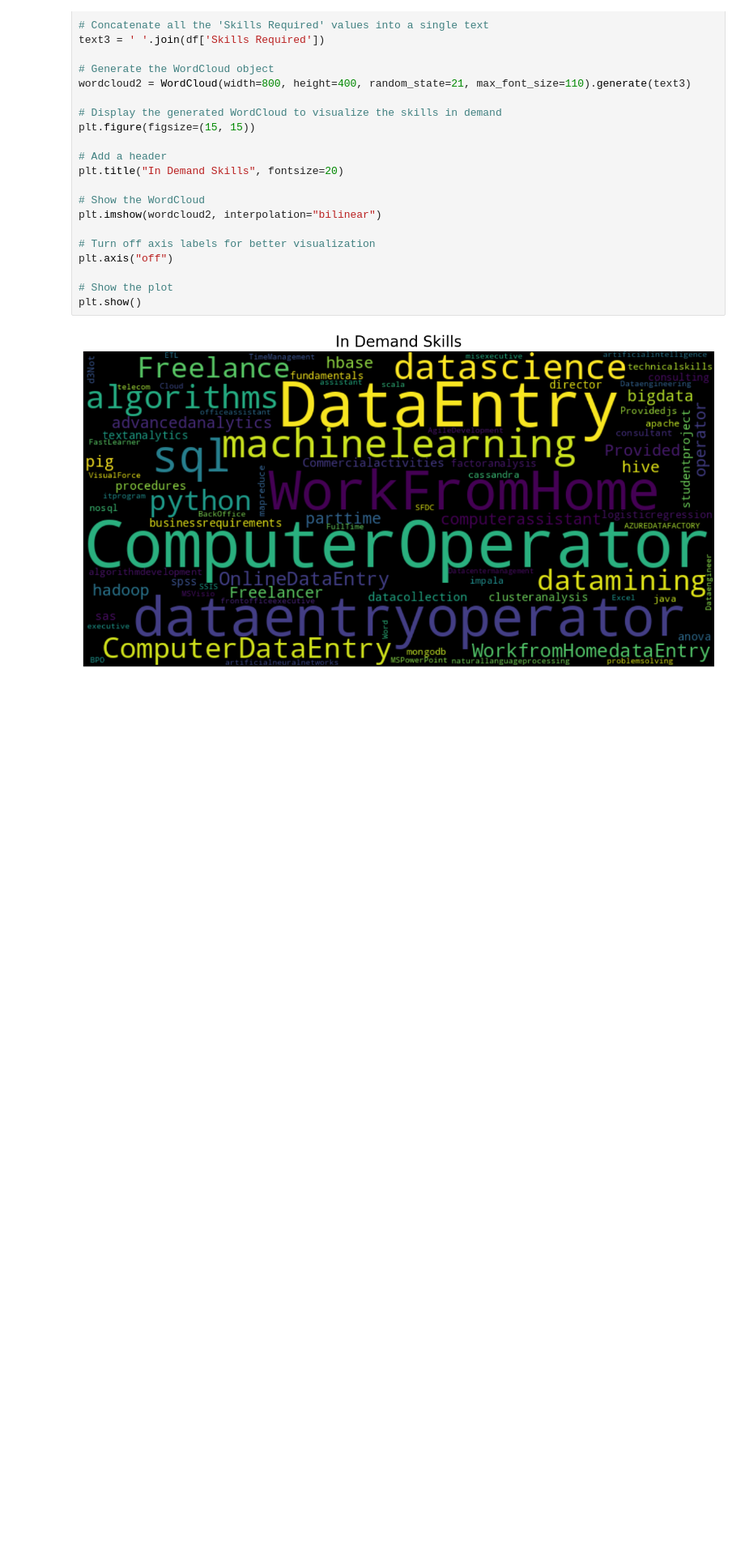
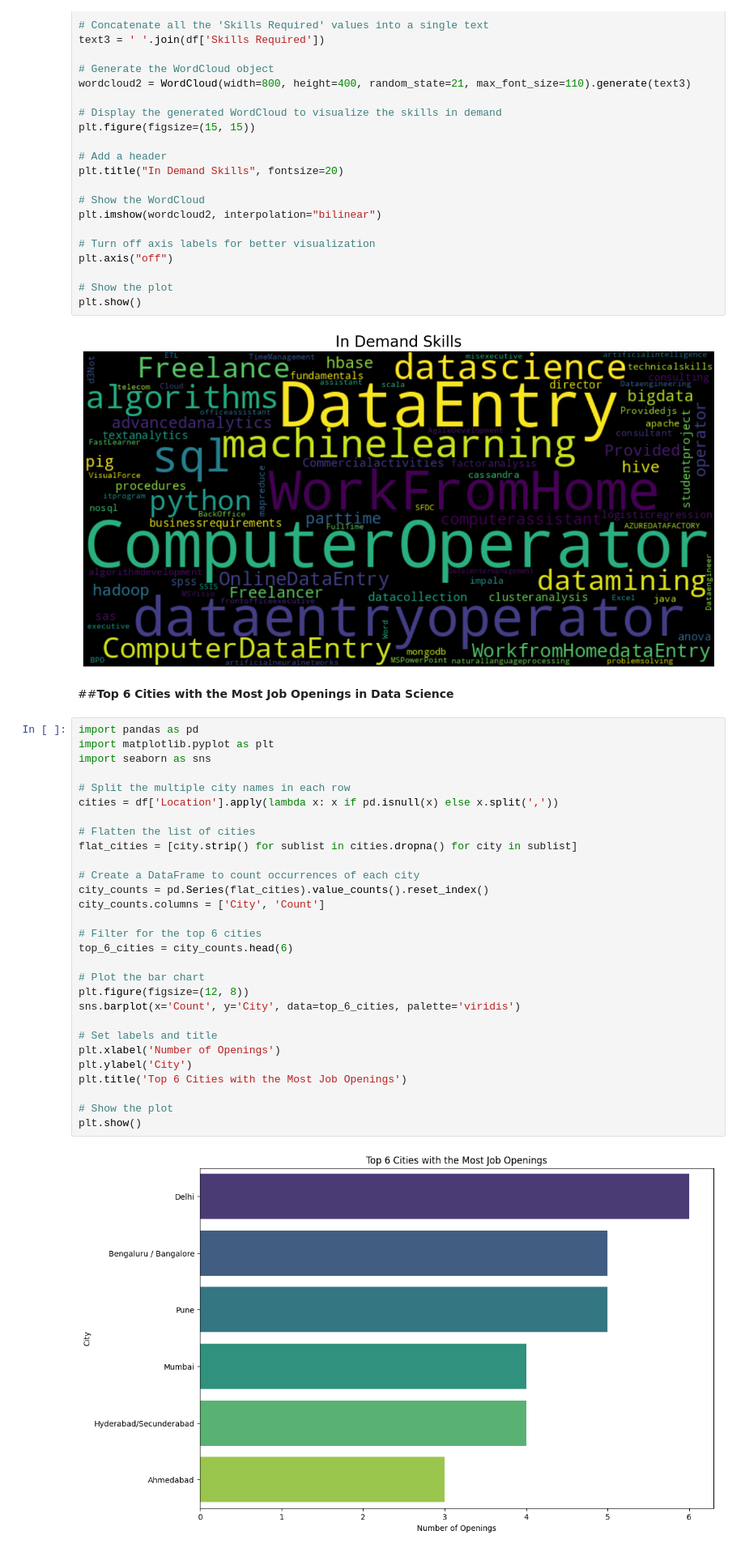
Before and after one commit to rohitpaul09/Web-Scraping-Data-Science-Job-Listings, a Jupyter notebook: Web_Scraping_Job_Listings.ipynb, the cells around one changed output. Shown: that part at 81% size. Cells and saved outputs as stored; diff of their text form; blank space fills up the shorter version.

```diff
--- a/Web_Scraping_Job_Listings.ipynb
+++ b/Web_Scraping_Job_Listings.ipynb
@@ -163,3 +167,36 @@ plt.axis("off")
 plt.show()
 # %% [output]
 [figure]
+# %% [markdown]
+##**Top 6 Cities with the Most Job Openings in Data Science**
+# %%
+import pandas as pd
+import matplotlib.pyplot as plt
+import seaborn as sns
+
+# Split the multiple city names in each row
+cities = df['Location'].apply(lambda x: x if pd.isnull(x) else x.split(','))
+
+# Flatten the list of cities
+flat_cities = [city.strip() for sublist in cities.dropna() for city in sublist]
+
+# Create a DataFrame to count occurrences of each city
+city_counts = pd.Series(flat_cities).value_counts().reset_index()
+city_counts.columns = ['City', 'Count']
+
+# Filter for the top 6 cities
+top_6_cities = city_counts.head(6)
+
+# Plot the bar chart
+plt.figure(figsize=(12, 8))
+sns.barplot(x='Count', y='City', data=top_6_cities, palette='viridis')
+
+# Set labels and title
+plt.xlabel('Number of Openings')
+plt.ylabel('City')
+plt.title('Top 6 Cities with the Most Job Openings')
+
+# Show the plot
+plt.show()
+# %% [output]
+[figure, added]
```
Also changed, not shown: parts of 1 cell of this notebook.
